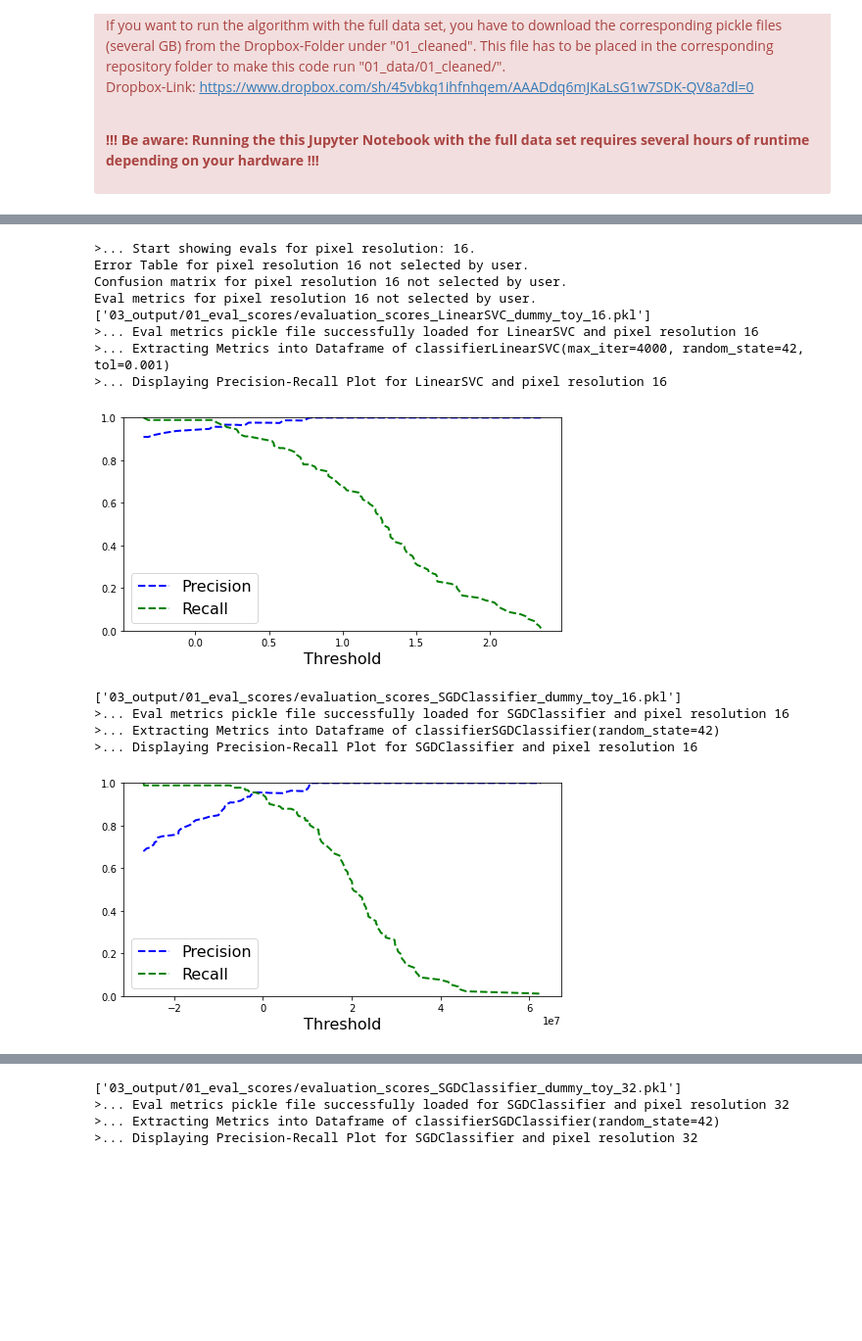
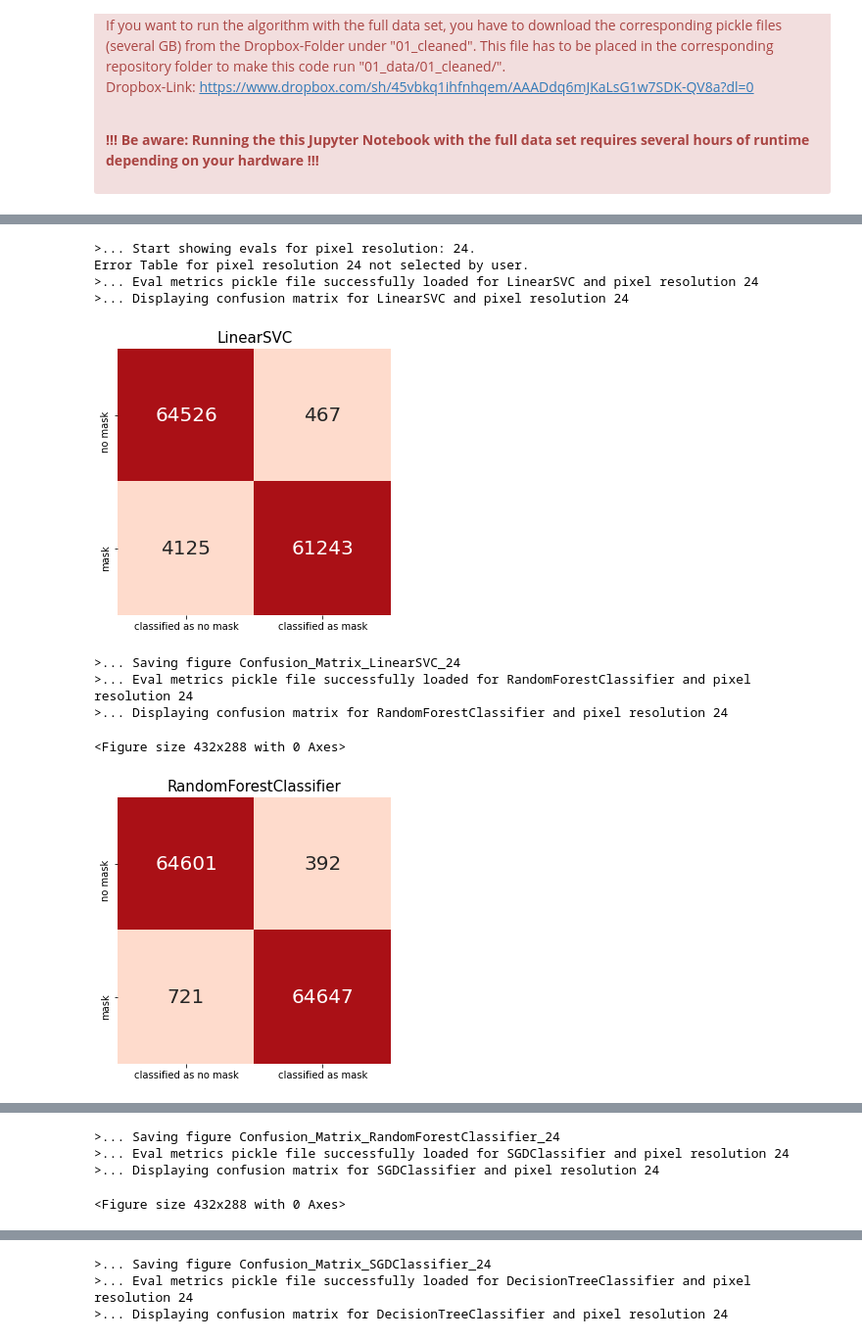
Before and after one commit to abiola1864/hertie-ml-project_face-mask-detection, a Jupyter notebook: 02_Face-Mask-Classification_Main-Project.ipynb, the cells around one changed output, grey strips where cells are left out. Shown at 98% size. Saved outputs shown, nothing was run; the diff lists cells and outputs as text; code cells hidden in the pictures; blank space fills up the shorter version.

```diff
--- a/02_Face-Mask-Classification_Main-Project.ipynb
+++ b/02_Face-Mask-Classification_Main-Project.ipynb
@@ -45,7 +45,7 @@ import pickle
 np.random.seed(42)
 # %%
 # Switch between toy and full data
-full_data_switch_on = False #Set True for full data set and False for Dummy Data set (see comment below)
+full_data_switch_on = True #Set True for full data set and False for Dummy Data set (see comment below)
 # %% [markdown]
 <div class="alert alert-block alert-danger">
 <b>Action required</b>
@@ -576,13 +622,25 @@ def show_evals(pix_res, error_table=True, conf_matrix=True, eval_metrics=True):
         raise ValueError("Check parameter 'eval_metrics': Has to be binary True or False")
 # %%
 # define function Precision Recall Plots
-def show_PR_curves(pix_res,classifier_x):
+def show_PR_curves(pix_res, classifier_x, hyper):
+
+    # Defining save path depening on hyper parameter "hyper"
+    if hyper == True:
+        SAVE_PATH_EVAL=OUTPUT_PATH_EVAL_HYPER
+        SAVE_PATH_ERROR_TABLE=OUTPUT_PATH_ERROR_TABLES_HYPER
+        SAVE_PATH_RUN_TIME=OUTPUT_PATH_RUN_TIME_HYPER
+    elif hyper == False:
+        SAVE_PATH_EVAL=OUTPUT_PATH_EVAL
+        SAVE_PATH_ERROR_TABLE=OUTPUT_PATH_ERROR_TABLES
+        SAVE_PATH_RUN_TIME=OUTPUT_PATH_RUN_TIME
+    else:
+        raise ValueError("Check hyper-parameter 'hyper'. It is binary: True or False. It controls where the outputs are written, depending on whether you are training the baseline or after hyper-parameter tuning")
 
     if str(classifier_x)[:str(classifier_x).find("(")] == 'SGDClassifier' or str(classifier_x)[:str(classifier_x).find("(")] == 'LinearSVC':
         ###### Precision-Recall Plots #####
         # List all files of eval dictionary folder
         filenames_eval_dics = []
-        for root, dirs, files in os.walk(OUTPUT_PATH_EVAL):
+        for root, dirs, files in os.walk(SAVE_PATH_EVAL):
             for name in files:
                 filenames_eval_dics.append(os.path.join(root, name))
 
@@ -632,7 +690,6 @@ def show_PR_curves(pix_res,classifier_x):
                 plt.xlabel("Threshold", fontsize = 16)
                 plt.legend(loc="lower left", fontsize = 16)
                 plt.ylim([0,1])
-                #plt.xlim([-5,5])
                 plt.show()
                 #save_fig("99_PRP_Toy_Dummy_{}_{}".format(classifier_name, pix_res), SAVE_PATH=PRP_IMAGES_PATH)
             elif "full" in filenames_eval_dics_pix[i]:
@@ -641,8 +698,8 @@ def show_PR_curves(pix_res,classifier_x):
                 plt.plot(thresholds, recalls[:-1], "g--",label = "Recall", linewidth=2)
                 plt.xlabel("Threshold", fontsize = 16)
                 plt.legend(loc="lower left", fontsize = 16)
+
                 plt.ylim([0,1])
-                #plt.xlim([5,5])
                 plt.show()
                 #save_fig("Confusion_Matrix_{}_{}".format(classifier_name, pix_res), SAVE_PATH=PRP_IMAGES_PATH)
             else:
@@ -716,42 +773,42 @@ ROC Curve visualization.
 
 #### Define pipeline functions for evaluation and showing
 # %%
-# Defining pipeline function for load, training, evaluating
+# Defining pipeline function for load, training, evaluating of baseline
 
-def load_train_eval(list_of_pixels, list_of_classifiers):
+def load_train_eval(list_of_pixels, list_of_classifiers, hyper=False):
     for pix in list_of_pixels:
         print("\n\n\n>... Starting load_train_eval process for pixel resolution: {}.".format(pix))
         # Start timer pixel resolution
         start_time_pix = timeit.default_timer()
         # Test pixels
-        # check_pixels(pix)
+        check_pixels(pix)
         # Load
         rgb_data_train, rgb_data_test, labels_train, labels_test, pic_ids_train, pic_ids_test = load_data(pix)
 
         # Run the different classifiers
         for clasf in list_of_classifiers:
             # Train
-            train_clasf(clasf, rgb_data_train, labels_train, pix)
+            # train_clasf(clasf, rgb_data_train, labels_train, pix, hyper)
             # Evaluate
-            eval_clasf(clasf, rgb_data_train, labels_train, pic_ids_train, pix)
+            eval_clasf(clasf, rgb_data_train, labels_train, pic_ids_train, pix, hyper)
 
         #End timer and output message
         elapsed_pix = timeit.default_timer() - start_time_pix
         print("\n>... Ending load_train_eval process for pixel resolution: {}. Run-time: {} seconds.".format(pix, round(elapsed_pix,2)))
 
 # Defining pipeline function for showing evaluations
-def show_evals_pipeline(list_of_pixels, list_of_classifiers, error_table_switch=False, conf_matrix_switch=False, eval_metrics_switch=False, prec_recall_plot_switch =False):
+def show_evals_pipeline(list_of_pixels, list_of_classifiers, hyper, error_table_switch=False, conf_matrix_switch=False, eval_metrics_switch=False, prec_recall_plot_switch =False):
     for pix in list_of_pixels:
         print("\n\n\n>... Start showing evals for pixel resolution: {}.".format(pix))
         # Start timer pixel resolution
         start_time_pix = timeit.default_timer()
 
         # Show evals
-        show_evals(pix, error_table=error_table_switch, conf_matrix=conf_matrix_switch, eval_metrics=eval_metrics_switch)
+        show_evals(pix, hyper, error_table=error_table_switch, conf_matrix=conf_matrix_switch, eval_metrics=eval_metrics_switch)
 
         # Show Precision Recall Curves
         for clasf in list_of_classifiers:
-            show_PR_curves(pix, clasf)
+            show_PR_curves(pix, clasf, hyper)
 
         #End timer and output message
         elapsed_pix = timeit.default_timer() - start_time_pix
@@ -795,7 +855,7 @@ Dropbox-Link: https://www.dropbox.com/sh/45vbkq1ihfnhqem/AAADdq6mJKaLsG1w7SDK-QV
 
 ####### Pixels #######
 # Specify pixel resolutions
-pixels = [16, 32] #, 48, 64
+pixels = [24] #[16, 24, 32]
 
 
 
@@ -814,12 +874,12 @@ classifier_SGD = SGDClassifier(max_iter=1000, tol=1e-3, random_state=42)
 
 
 # Combine classifiers to a list through which you can loop
-classifiers= [ classifier_RandomForest, classifier_DecTree,classifier_LinSVC, classifier_SGD]
+classifiers= [classifier_RandomForest, classifier_DecTree, classifier_LinSVC, classifier_SGD]
 
 
 
 ####### Actual running #######
 load_train_eval(pixels, classifiers)
 print("\n\n\n\n\n\n\n\n","##### BREAK #####","\n\n\n\n\n\n\n\n")
-show_evals_pipeline(pixels, classifiers, error_table_switch=False, conf_matrix_switch=False, eval_metrics_switch=False, prec_recall_plot_switch =True )
+# show_evals_pipeline(pixels, classifiers, error_table_switch=False, conf_matrix_switch=False, eval_metrics_switch=False, prec_recall_plot_switch =False )
 # %% [output]
@@ -896,17 +926,13 @@ Successfully stored in: 03_output/01_eval_scores/run_time_train_dummy_toy_SGDCla
 # %%
-show_evals_pipeline(pixels, classifiers, error_table_switch=False, conf_matrix_switch=False, eval_metrics_switch=False, prec_recall_plot_switch=True)
+show_evals_pipeline(pixels, classifiers, hyper=False, error_table_switch=False, conf_matrix_switch=True, eval_metrics_switch=True, prec_recall_plot_switch=False)
 # %% [output]
->... Start showing evals for pixel resolution: 16.
-Error Table for pixel resolution 16 not selected by user.
-Confusion matrix for pixel resolution 16 not selected by user.
-Eval metrics for pixel resolution 16 not selected by user.
-['03_output/01_eval_scores/evaluation_scores_LinearSVC_dummy_toy_16.pkl']
->... Eval metrics pickle file successfully loaded for LinearSVC and pixel resolution 16
->... Extracting Metrics into Dataframe of classifierLinearSVC(max_iter=4000, random_state=42, tol=0.001)
->... Displaying Precision-Recall Plot for LinearSVC and pixel resolution 16
+>... Start showing evals for pixel resolution: 24.
+Error Table for pixel resolution 24 not selected by user.
+>... Eval metrics pickle file successfully loaded for LinearSVC and pixel resolution 24
+>... Displaying confusion matrix for LinearSVC and pixel resolution 24
-[figure, old version]
+[figure, new version]
-['03_output/01_eval_scores/evaluation_scores_SGDClassifier_dummy_toy_16.pkl']
->... Eval metrics pickle file successfully loaded for SGDClassifier and pixel resolution 16
->... Extracting Metrics into Dataframe of classifierSGDClassifier(random_state=42)
->... Displaying Precision-Recall Plot for SGDClassifier and pixel resolution 16
+>... Saving figure Confusion_Matrix_LinearSVC_24
+>... Eval metrics pickle file successfully loaded for RandomForestClassifier and pixel resolution 24
+>... Displaying confusion matrix for RandomForestClassifier and pixel resolution 24
+<Figure size 432x288 with 0 Axes>
-[figure, old version]
+[figure, new version]
@@ -924,0 +939,4 @@ Eval metrics for pixel resolution 32 not selected by user.
+>... Saving figure Confusion_Matrix_RandomForestClassifier_24
+>... Eval metrics pickle file successfully loaded for SGDClassifier and pixel resolution 24
+>... Displaying confusion matrix for SGDClassifier and pixel resolution 24
+<Figure size 432x288 with 0 Axes>
@@ -926,4 +944,3 @@ Eval metrics for pixel resolution 32 not selected by user.
-['03_output/01_eval_scores/evaluation_scores_SGDClassifier_dummy_toy_32.pkl']
->... Eval metrics pickle file successfully loaded for SGDClassifier and pixel resolution 32
->... Extracting Metrics into Dataframe of classifierSGDClassifier(random_state=42)
->... Displaying Precision-Recall Plot for SGDClassifier and pixel resolution 32
+>... Saving figure Confusion_Matrix_SGDClassifier_24
+>... Eval metrics pickle file successfully loaded for DecisionTreeClassifier and pixel resolution 24
+>... Displaying confusion matrix for DecisionTreeClassifier and pixel resolution 24
```
Also changed, not shown: parts of 24 cells of this notebook.
